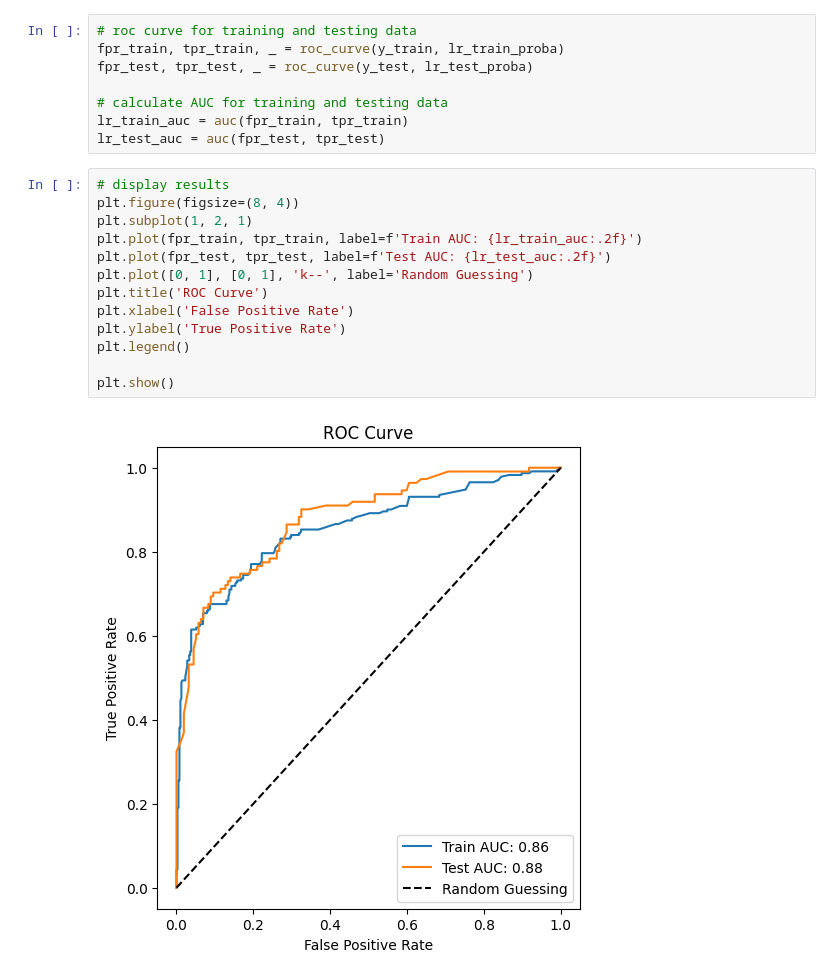
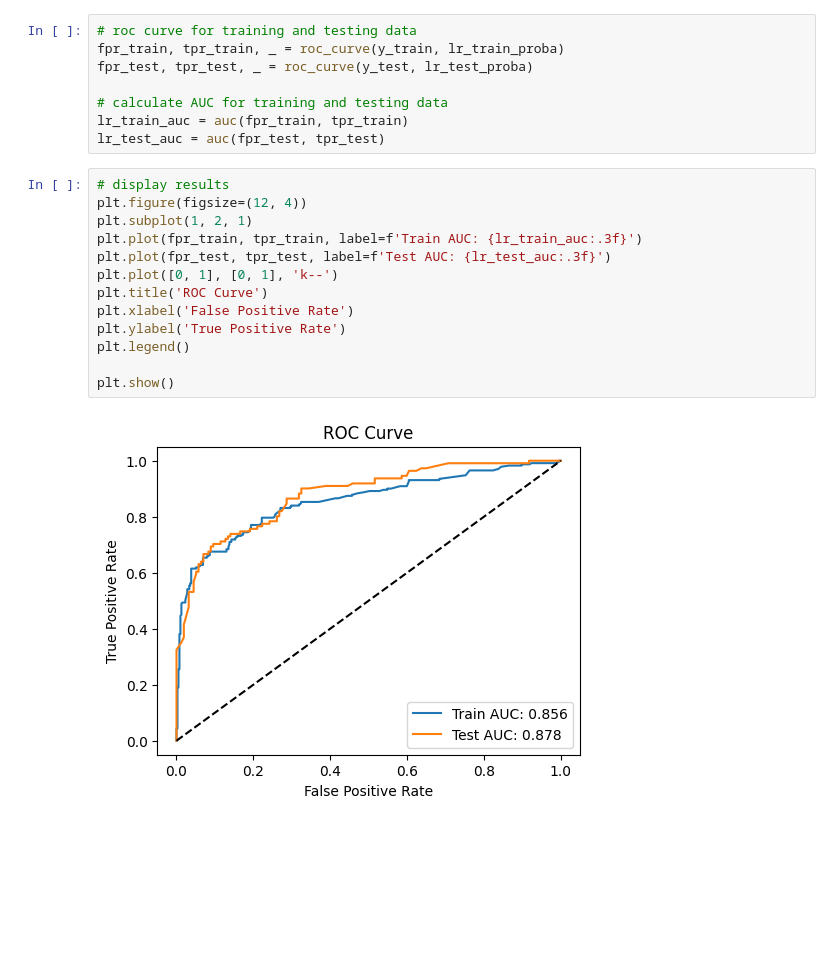
Before and after one commit to tshihab07/Titanic-Life-Prediction, a Jupyter notebook: advancedModeling.ipynb, the cells around one changed output. Drawn from its saved outputs; the diff is of its cells as text; blank space fills up the shorter version.

```diff
--- a/advancedModeling.ipynb
+++ b/advancedModeling.ipynb
@@ -161,16 +161,16 @@ lr_train_auc = auc(fpr_train, tpr_train)
 lr_test_auc = auc(fpr_test, tpr_test)
 # %%
 # display results
-plt.figure(figsize=(8, 4))
+plt.figure(figsize=(12, 4))
 plt.subplot(1, 2, 1)
-plt.plot(fpr_train, tpr_train, label=f'Train AUC: {lr_train_auc:.2f}')
-plt.plot(fpr_test, tpr_test, label=f'Test AUC: {lr_test_auc:.2f}')
-plt.plot([0, 1], [0, 1], 'k--', label='Random Guessing')
+plt.plot(fpr_train, tpr_train, label=f'Train AUC: {lr_train_auc:.3f}')
+plt.plot(fpr_test, tpr_test, label=f'Test AUC: {lr_test_auc:.3f}')
+plt.plot([0, 1], [0, 1], 'k--')
 plt.title('ROC Curve')
 plt.xlabel('False Positive Rate')
 plt.ylabel('True Positive Rate')
 plt.legend()
 
 plt.show()
 # %% [output]
-[figure, old version]
+[figure, new version]
```
Also changed, not shown: parts of 7 cells of this notebook.
